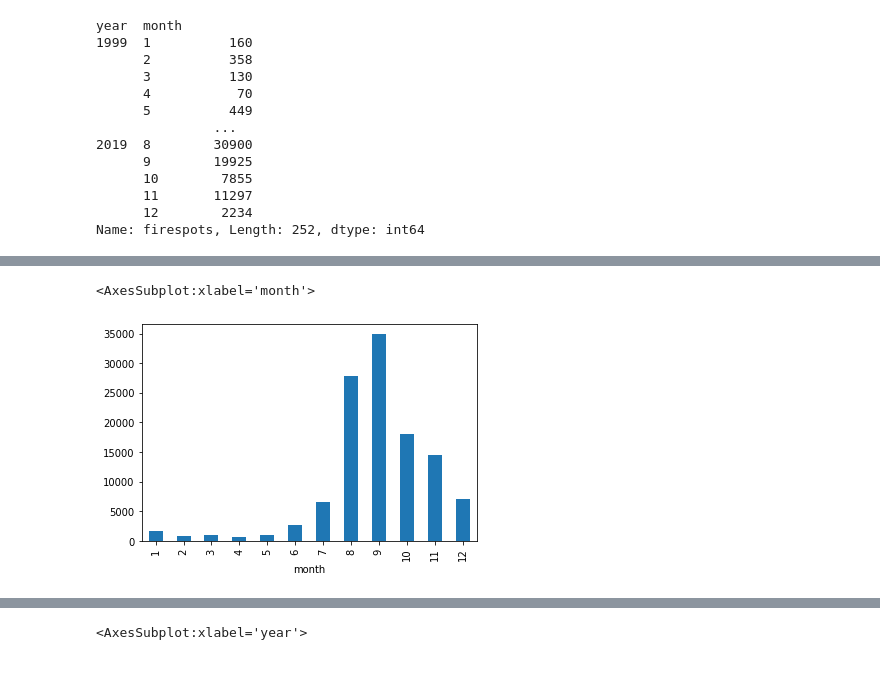
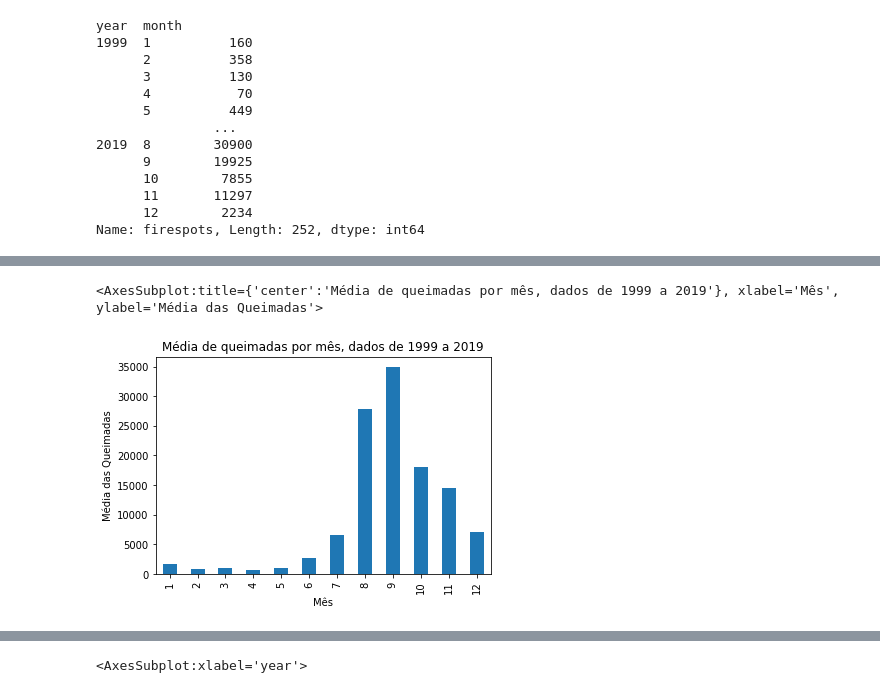
Before and after one commit to thiagomrs/icd2021projetoFinal, a Jupyter notebook: DesmatamentoDaAmazônia.ipynb, the cells around one changed output, grey strips where cells are left out. Cells and saved outputs as stored; diff of their text form; code cells hidden in the pictures.

```diff
--- a/DesmatamentoDaAmazônia.ipynb
+++ b/DesmatamentoDaAmazônia.ipynb
@@ -500,5 +500,5 @@ sum_firespots_amz_legal.groupby('month').mean().plot()
 # %%
-sum_firespots_amz_legal.groupby('month').mean().plot(kind="bar")
+sum_firespots_amz_legal.groupby('month').mean().plot(kind="bar", title="Média de queimadas por mês, dados de 1999 a 2019", xlabel="Mês", ylabel="Média das Queimadas")
 # %% [output]
-<AxesSubplot:xlabel='month'>
+<AxesSubplot:title={'center':'Média de queimadas por mês, dados de 1999 a 2019'}, xlabel='Mês', ylabel='Média das Queimadas'>
-[figure, old version]
+[figure, new version]
```
Also changed, not shown: parts of 10 cells of this notebook.
